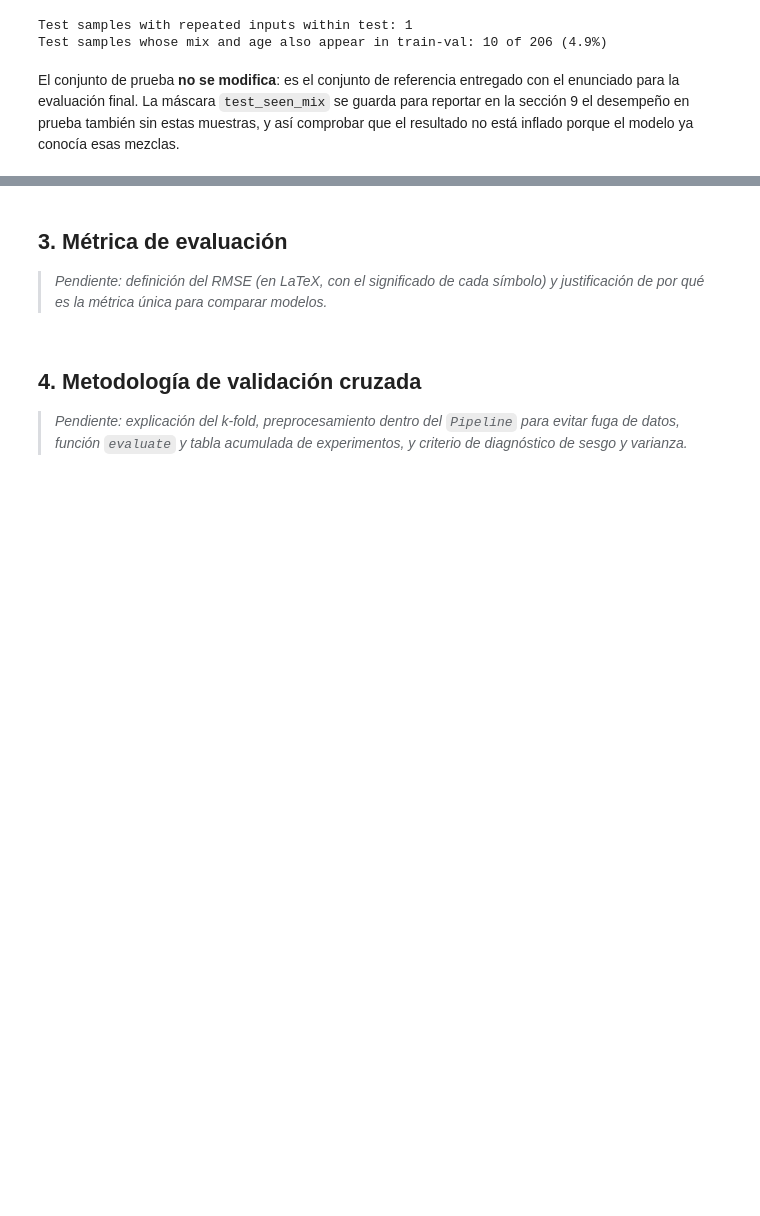
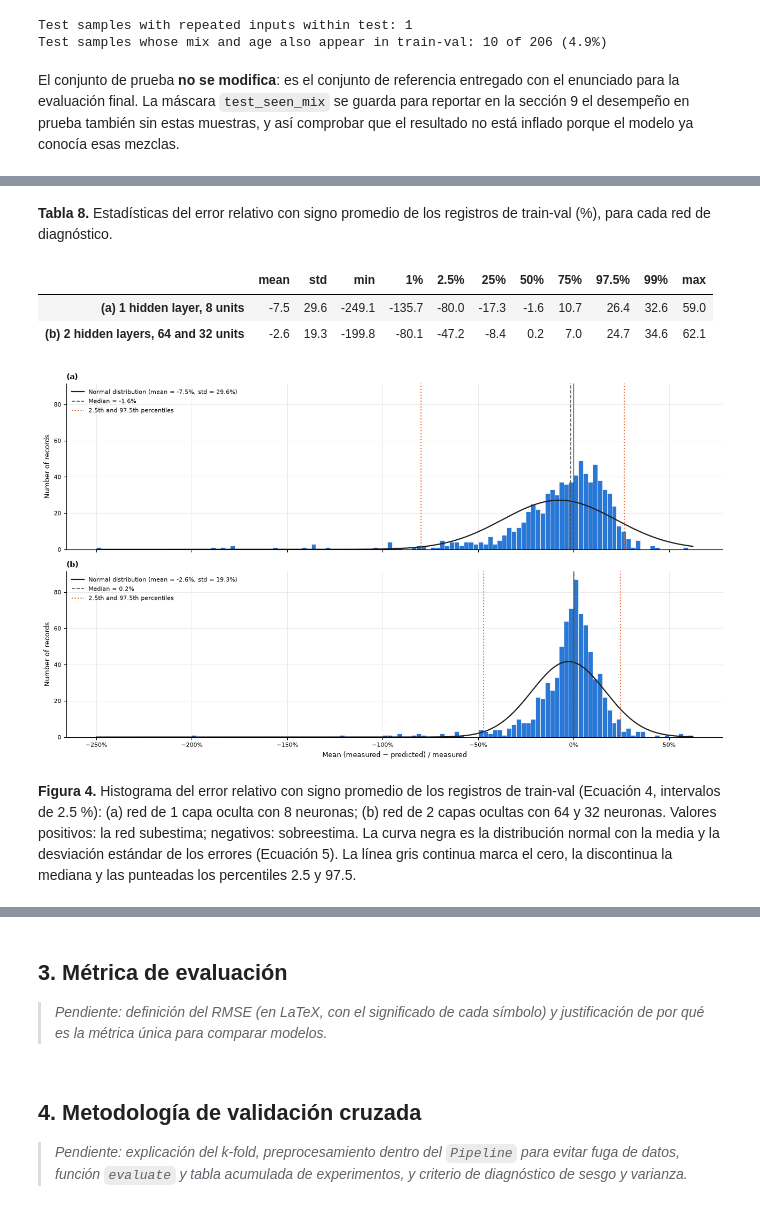
Before and after one commit to 25adiaz-apps/phd-civil-ualberta, a Jupyter notebook: machine-learning/assignment-4/question-1-concrete-strength.ipynb, the cells around one changed output, grey strips where cells are left out. Saved outputs shown, nothing was run; the diff lists cells and outputs as text; code cells hidden in the pictures; blank space fills up the shorter version.

```diff
--- a/machine-learning/assignment-4/question-1-concrete-strength.ipynb
+++ b/machine-learning/assignment-4/question-1-concrete-strength.ipynb
@@ -333,0 +517,50 @@ El conjunto de prueba **no se modifica**: es el conjunto de referencia entregado
+# %%
+# Mean signed relative error of each record (Equation 4): > 0 underestimates, < 0 overestimates
+mean_signed_errors = pd.DataFrame({name: (-predictions).add(y_diag, axis=0).div(y_diag, axis=0).mean(axis=1)
+                                   for name, predictions in oof_predictions.items()})
+
+error_summary = mean_signed_errors.describe(percentiles=[0.01, 0.025, 0.25, 0.5, 0.75, 0.975, 0.99]).T
+error_summary = error_summary.drop(columns=["count"])
+show_table(error_summary * 100, 8,
+           "Estadísticas del error relativo con signo promedio de los registros de train-val (%), "
+           "para cada red de diagnóstico.", precision=1)
+
+bin_width = 0.025
+bins = np.arange(np.floor(mean_signed_errors.to_numpy().min() / bin_width) * bin_width,
+                 mean_signed_errors.to_numpy().max() + bin_width, bin_width)
+fig, axes = plt.subplots(2, 1, figsize=(13, 7.5), sharex=True, sharey=True)
+for ax, panel, (name, error) in zip(axes, ["(a)", "(b)"], mean_signed_errors.items()):
+    ax.hist(error, bins=bins, color=COLOR_TRAIN, edgecolor="white", linewidth=0.5)
+    # Normal distribution with the mean and standard deviation of the errors (Equation 5),
+    # scaled to counts: number of records x bin width x probability density
+    mu, sigma = error.mean(), error.std()
+    x = np.linspace(bins[0], bins[-1], 1000)
+    normal_pdf = np.exp(-0.5 * ((x - mu) / sigma) ** 2) / (sigma * np.sqrt(2 * np.pi))
+    ax.plot(x, len(error) * bin_width * normal_pdf, color="#1f1f1f", linewidth=1.6,
+            label=f"Normal distribution (mean = {mu:.1%}, std = {sigma:.1%})")
+    ax.axvline(0, color=COLOR_MUTED, linewidth=1)
+    ax.axvline(error.median(), color=COLOR_MUTED, linestyle="--", linewidth=1.2,
+               label=f"Median = {error.median():.1%}")
+    for q in (0.025, 0.975):
+        ax.axvline(error.quantile(q), color=COLOR_TEST, linestyle=":", linewidth=1.5,
+                   label="2.5th and 97.5th percentiles" if q == 0.025 else None)
+    ax.xaxis.set_major_formatter(PercentFormatter(1.0))
+    ax.set_ylabel("Number of records")
+    ax.set_title(panel, loc="left", fontweight="bold")
+    ax.legend(loc="upper left")
+axes[-1].set_xlabel("Mean (measured − predicted) / measured")
+fig.tight_layout()
+show_figure(fig, 4,
+            "Histograma del error relativo con signo promedio de los registros de train-val (Ecuación 4, "
+            "intervalos de 2.5 %): (a) red de 1 capa oculta con 8 neuronas; (b) red de 2 capas ocultas "
+            "con 64 y 32 neuronas. Valores positivos: la red subestima; negativos: sobreestima. La curva "
+            "negra es la distribución normal con la media y la desviación estándar de los errores "
+            "(Ecuación 5). La línea gris continua marca el cero, la discontinua la mediana y las "
+            "punteadas los percentiles 2.5 y 97.5.")
+# %% [output]
+**Tabla 8.** Estadísticas del error relativo con signo promedio de los registros de train-val (%), para cada red de diagnóstico.
+|  | mean | std | min | 1% | 2.5% | 25% | 50% | 75% | 97.5% | 99% | max |
+| (a) 1 hidden layer, 8 units | -7.5 | 29.6 | -249.1 | -135.7 | -80.0 | -17.3 | -1.6 | 10.7 | 26.4 | 32.6 | 59.0 |
+| (b) 2 hidden layers, 64 and 32 units | -2.6 | 19.3 | -199.8 | -80.1 | -47.2 | -8.4 | 0.2 | 7.0 | 24.7 | 34.6 | 62.1 |
+[figure, added]
+**Figura 4.** Histograma del error relativo con signo promedio de los registros de train-val (Ecuación 4, intervalos de 2.5 %): (a) red de 1 capa oculta con 8 neuronas; (b) red de 2 capas ocultas con 64 y 32 neuronas. Valores positivos: la red subestima; negativos: sobreestima. La curva negra es la distribución normal con la media y la desviación estándar de los errores (Ecuación 5). La línea gris continua marca el cero, la discontinua la mediana y las punteadas los percentiles 2.5 y 97.5.
```
Also changed, not shown: parts of 49 cells of this notebook.
